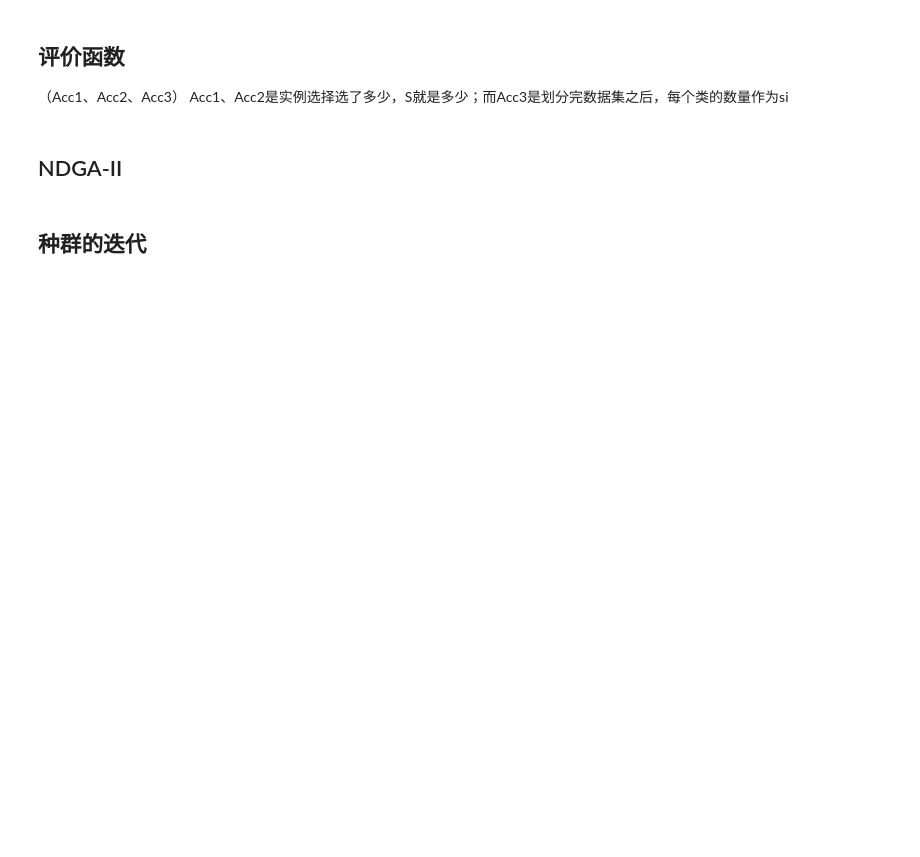
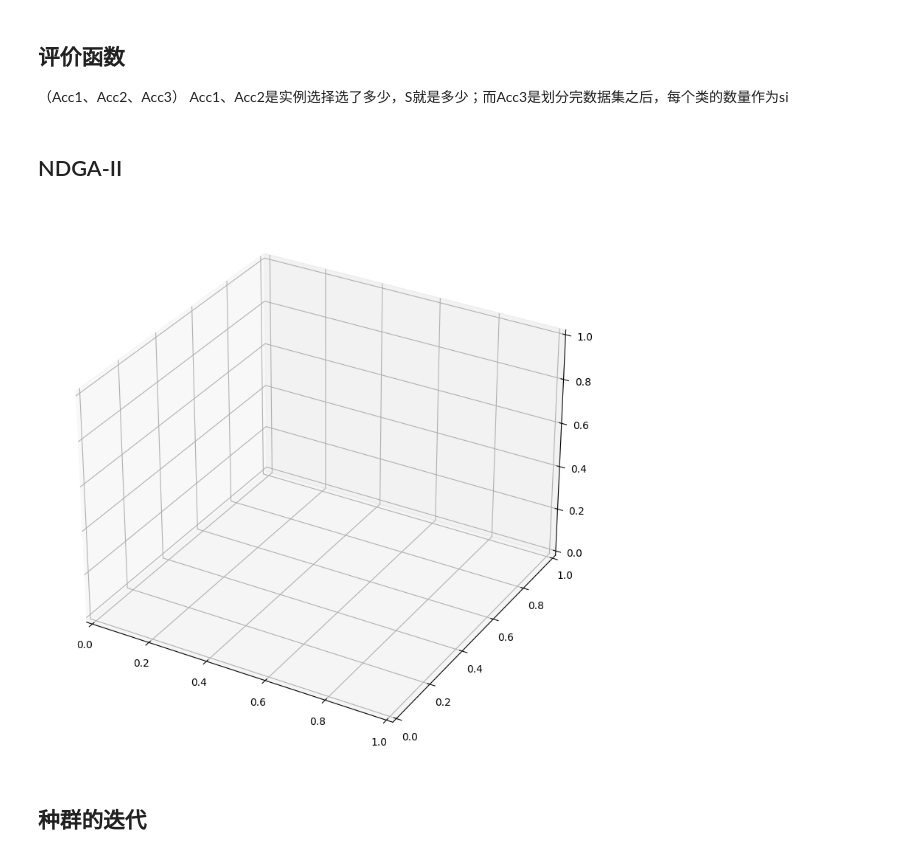
Before and after one commit to zhaishichao/InstanceSelection, a Jupyter notebook: instance_selection/multi_objective/ensemble_for_pareto_front.ipynb, the cells around one changed output. Cells and saved outputs as stored; diff of their text form; code cells hidden in the pictures; blank space fills up the shorter version.

```diff
--- a/instance_selection/multi_objective/ensemble_for_pareto_front.ipynb
+++ b/instance_selection/multi_objective/ensemble_for_pareto_front.ipynb
@@ -19,7 +19,9 @@ from sklearn.model_selection import train_test_split
 random_seed = 42
 print("#########################加载数据集#########################")
 # 数据集
-mat_data = sio.loadmat('../../data/dataset/Contraceptive.mat')
+# Nursery(0.1)、Satellite(0.001)、Contraceptive(0.1)
+datasetname = 'Satellite.mat'
+mat_data = sio.loadmat('../../data/dataset/' + datasetname)
 
 dataset_x = mat_data['X']
 dataset_y = mat_data['Y'][:, 0]  # mat_data['Y']得到的形状为[n,1]，通过[:,0]，得到形状[n,]
@@ -163,7 +159,8 @@ import matplotlib.pyplot as plt
 from deap import base
 from deap import creator
 from deap import tools
-from mpl_toolkits.mplot3d import Axes3D
+
+from matplotlib.animation import FuncAnimation, PillowWriter
 
 # 最大化评价目标
 creator.create("FitnessMaxAndMax", base.Fitness, weights=(1.0, 1.0, 1.0))
@@ -175,34 +172,71 @@ creator.create("Individual", array.array, typecode='i', fitness=creator.FitnessM
                y_sub_and_pred=None)
 toolbox = base.Toolbox()
 
 NDIM = num_instances
 # 设置参数
-lambda_ = 1.2  # 指数分布的参数λ（lambda）在下面的函数中，该值越大越偏向于1
+lambda_ = 1.3  # 指数分布的参数λ（lambda）在下面的函数中，该值越大越偏向于1
 threshold = 1.0  # 阈值（阈值决定了生成0或1）
 
 # 二进制编码
 toolbox.register("attr_binary", exponential_distribution, lambda_, threshold)  # 0-1编码
 toolbox.register("individual", tools.initRepeat, creator.Individual, toolbox.attr_binary, n=num_instances)
 toolbox.register("population", tools.initRepeat, list, toolbox.individual)
 
 # 适应度函数
 toolbox.register("evaluate", fitness_function)
 
 # 单点交叉
 toolbox.register("mate", tools.cxOnePoint)
 
 # 二进制突变
 toolbox.register("mutate", mutate_binary_inversion)
 
 # NSGA-II选择（非支配排序后）
 toolbox.register("select", selNSGA2, x_test=x_test, y_test=y_test)
 # toolbox.register("select", tools.selNSGA2)
 
 # 找到种群中重复个体的索引对
 toolbox.register("find_duplicates", find_duplicates)
 
 # 去重
 toolbox.register("remove_duplicates", remove_duplicates)
+
+
+# 运行NSGA-II算法并绘图
+def plot_pareto(pareto_fronts, ax):
+    colors = plt.cm.viridis(np.linspace(0, 1, len(pareto_fronts)))
+    for i, front in enumerate(pareto_fronts):
+        front_points = np.array([ind.fitness.values for ind in front])
+        ax.scatter(front_points[:, 0], front_points[:, 1], front_points[:, 2], label=f"Front {i}", color=colors[i])
+
+
+# Step 2: 动画绘图函数
+fig = plt.figure(figsize=(12.8, 9.6))
+ax = fig.add_subplot(111, projection='3d')
+
+# 动画中的数据
+pareto_fronts_history = []
+
+
+def update(frame):
+    ax.clear()
+
+    colors = plt.cm.viridis(np.linspace(0, 1, len(pareto_fronts_history[frame])))
+
+    for i, front in enumerate(pareto_fronts_history[frame]):
+        front_points = np.array([ind.fitness.values for ind in front])
+        ax.scatter(front_points[:, 0], front_points[:, 1], front_points[:, 2], color=colors[i], label=f"Front {i}")
+    ax.set_title(f"Generation {frame}")
+    ax.set_xlabel("Acc 1")
+    ax.set_ylabel("Acc 2")
+    ax.set_zlabel("Acc 3")
+    # ticks = np.linspace(0, 1, 10)
+    # ax.set_xticks(ticks)
+    # ax.set_yticks(ticks)
+    # ax.set_zticks(ticks)
+    ax.legend()
+# %% [output]
+[figure, added]
 # %% [markdown]
 ## 种群的迭代
 # %%
```
Also changed, not shown: parts of 3 cells of this notebook, 1 other file.
